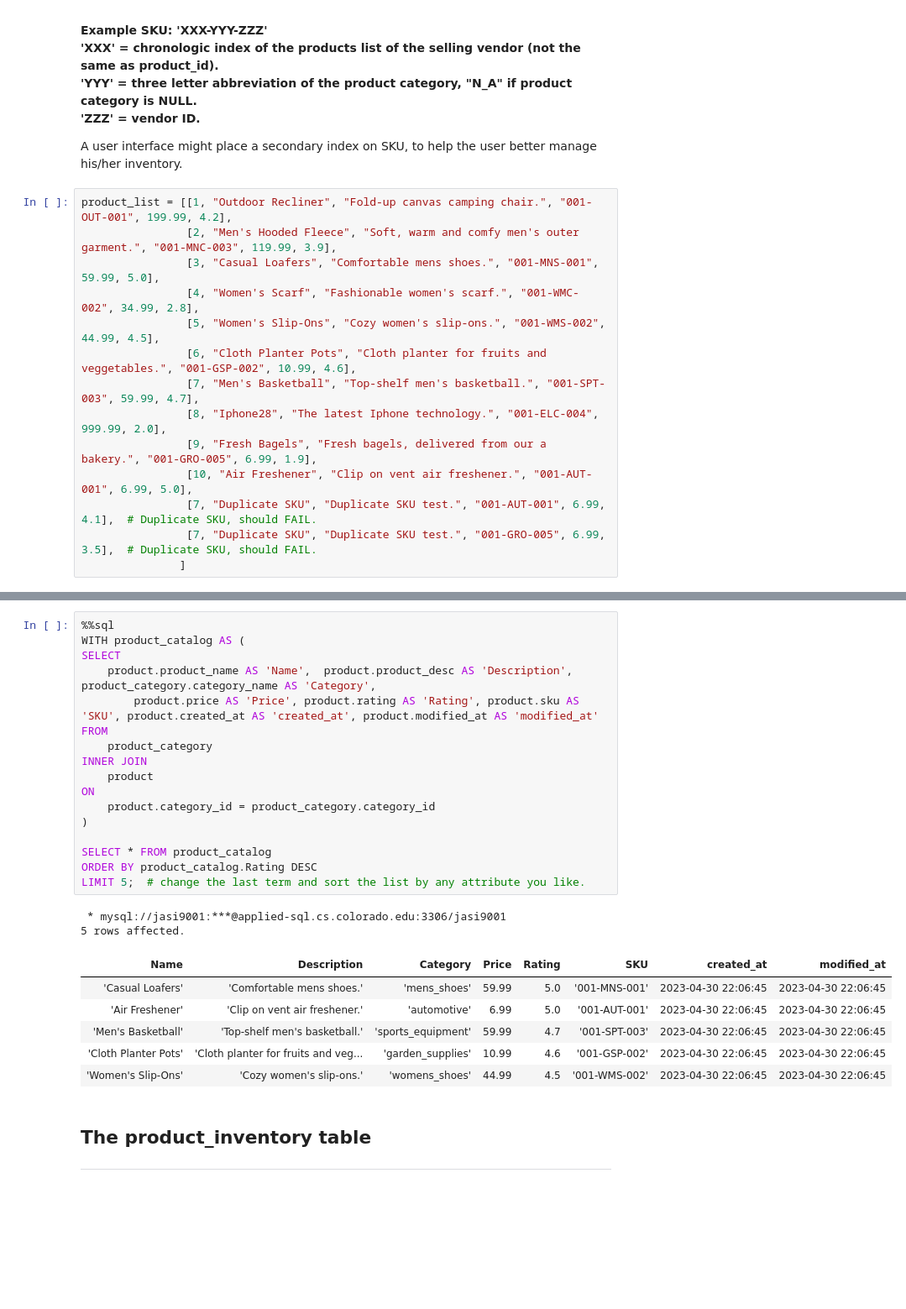
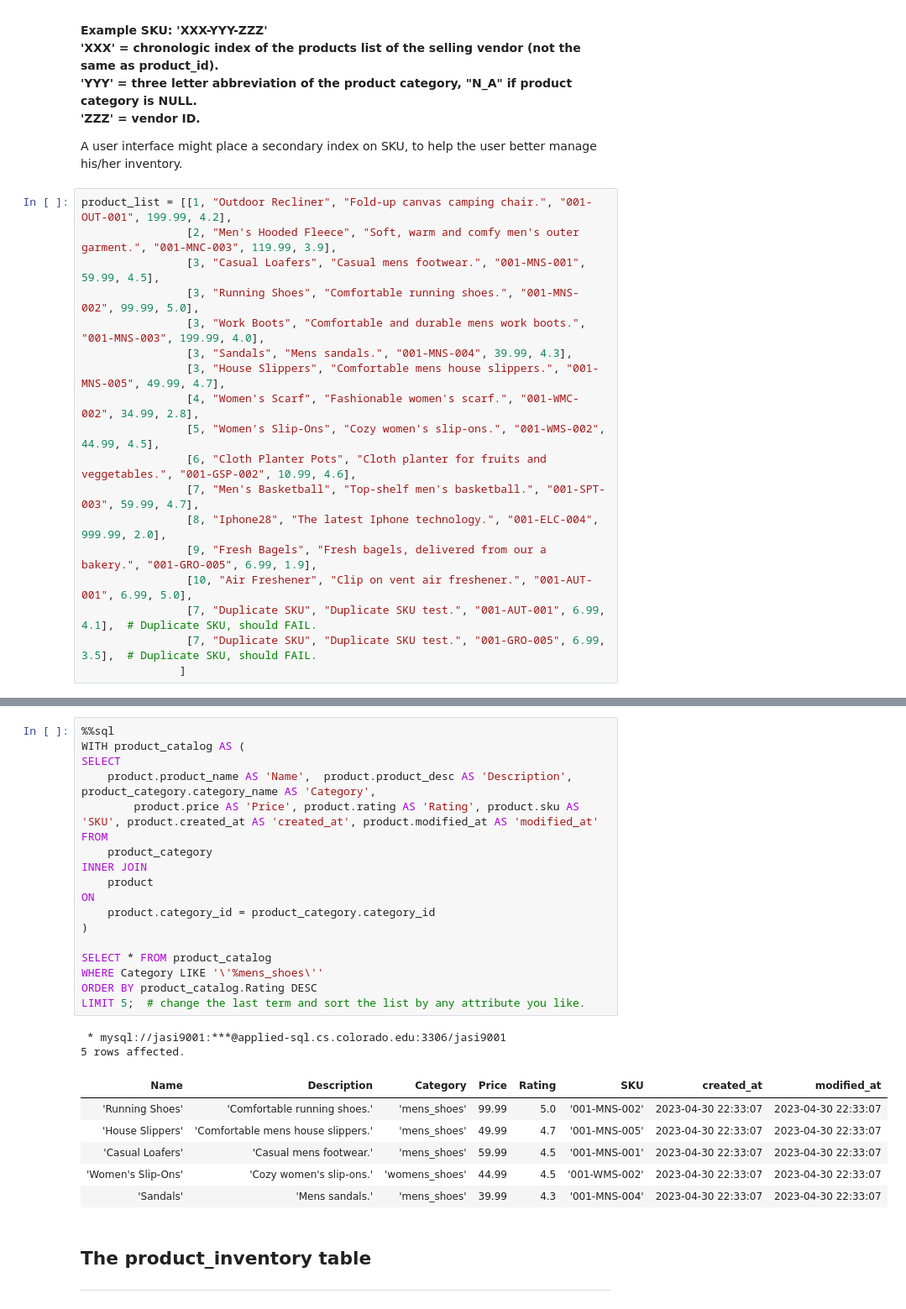
Before and after one commit to Micah614/P2P_Retail_Database, a Jupyter notebook: P2P_DB.ipynb, the cells around one changed output, grey strips where cells are left out. Shown at 84% size. Drawn from its saved outputs; the diff is of its cells as text; blank space fills up the shorter version.

```diff
--- a/P2P_DB.ipynb
+++ b/P2P_DB.ipynb
@@ -651,7 +652,11 @@ A user interface might place a secondary index on SKU, to help the user better m
 # %%
 product_list = [[1, "Outdoor Recliner", "Fold-up canvas camping chair.", "001-OUT-001", 199.99, 4.2],
                 [2, "Men's Hooded Fleece", "Soft, warm and comfy men's outer garment.", "001-MNC-003", 119.99, 3.9],
-                [3, "Casual Loafers", "Comfortable mens shoes.", "001-MNS-001", 59.99, 5.0],
+                [3, "Casual Loafers", "Casual mens footwear.", "001-MNS-001", 59.99, 4.5],
+                [3, "Running Shoes", "Comfortable running shoes.", "001-MNS-002", 99.99, 5.0],
+                [3, "Work Boots", "Comfortable and durable mens work boots.", "001-MNS-003", 199.99, 4.0],
+                [3, "Sandals", "Mens sandals.", "001-MNS-004", 39.99, 4.3],
+                [3, "House Slippers", "Comfortable mens house slippers.", "001-MNS-005", 49.99, 4.7],
                 [4, "Women's Scarf", "Fashionable women's scarf.", "001-WMC-002", 34.99, 2.8],
                 [5, "Women's Slip-Ons", "Cozy women's slip-ons.", "001-WMS-002", 44.99, 4.5],
                 [6, "Cloth Planter Pots", "Cloth planter for fruits and veggetables.", "001-GSP-002", 10.99, 4.6],
@@ -697,29 +727,30 @@ A business-specific SKU is the central mechanism for unique product tracing in m
 # %%
 %%sql
 WITH product_catalog AS (
 SELECT
     product.product_name AS 'Name',  product.product_desc AS 'Description', product_category.category_name AS 'Category',
         product.price AS 'Price', product.rating AS 'Rating', product.sku AS 'SKU', product.created_at AS 'created_at', product.modified_at AS 'modified_at'
 FROM
     product_category
 INNER JOIN
     product
 ON
     product.category_id = product_category.category_id
 )
 
 SELECT * FROM product_catalog
+WHERE Category LIKE '\'%mens_shoes\''
 ORDER BY product_catalog.Rating DESC
 LIMIT 5;  # change the last term and sort the list by any attribute you like.
 # %% [output]
  * mysql://jasi9001:***@applied-sql.cs.colorado.edu:3306/jasi9001
 5 rows affected.
 | Name | Description | Category | Price | Rating | SKU | created_at | modified_at |
-| 'Casual Loafers' | 'Comfortable mens shoes.' | 'mens_shoes' | 59.99 | 5.0 | '001-MNS-001' | 2023-04-30 22:06:45 | 2023-04-30 22:06:45 |
-| 'Air Freshener' | 'Clip on vent air freshener.' | 'automotive' | 6.99 | 5.0 | '001-AUT-001' | 2023-04-30 22:06:45 | 2023-04-30 22:06:45 |
-| 'Men's Basketball' | 'Top-shelf men's basketball.' | 'sports_equipment' | 59.99 | 4.7 | '001-SPT-003' | 2023-04-30 22:06:45 | 2023-04-30 22:06:45 |
-| 'Cloth Planter Pots' | 'Cloth planter for fruits and veg... | 'garden_supplies' | 10.99 | 4.6 | '001-GSP-002' | 2023-04-30 22:06:45 | 2023-04-30 22:06:45 |
-| 'Women's Slip-Ons' | 'Cozy women's slip-ons.' | 'womens_shoes' | 44.99 | 4.5 | '001-WMS-002' | 2023-04-30 22:06:45 | 2023-04-30 22:06:45 |
+| 'Running Shoes' | 'Comfortable running shoes.' | 'mens_shoes' | 99.99 | 5.0 | '001-MNS-002' | 2023-04-30 22:33:07 | 2023-04-30 22:33:07 |
+| 'House Slippers' | 'Comfortable mens house slippers.' | 'mens_shoes' | 49.99 | 4.7 | '001-MNS-005' | 2023-04-30 22:33:07 | 2023-04-30 22:33:07 |
+| 'Casual Loafers' | 'Casual mens footwear.' | 'mens_shoes' | 59.99 | 4.5 | '001-MNS-001' | 2023-04-30 22:33:07 | 2023-04-30 22:33:07 |
+| 'Women's Slip-Ons' | 'Cozy women's slip-ons.' | 'womens_shoes' | 44.99 | 4.5 | '001-WMS-002' | 2023-04-30 22:33:07 | 2023-04-30 22:33:07 |
+| 'Sandals' | 'Mens sandals.' | 'mens_shoes' | 39.99 | 4.3 | '001-MNS-004' | 2023-04-30 22:33:07 | 2023-04-30 22:33:07 |
 # %% [markdown]
 ## The product_inventory table
 <hr/>
```
Also changed, not shown: parts of 23 cells of this notebook.
